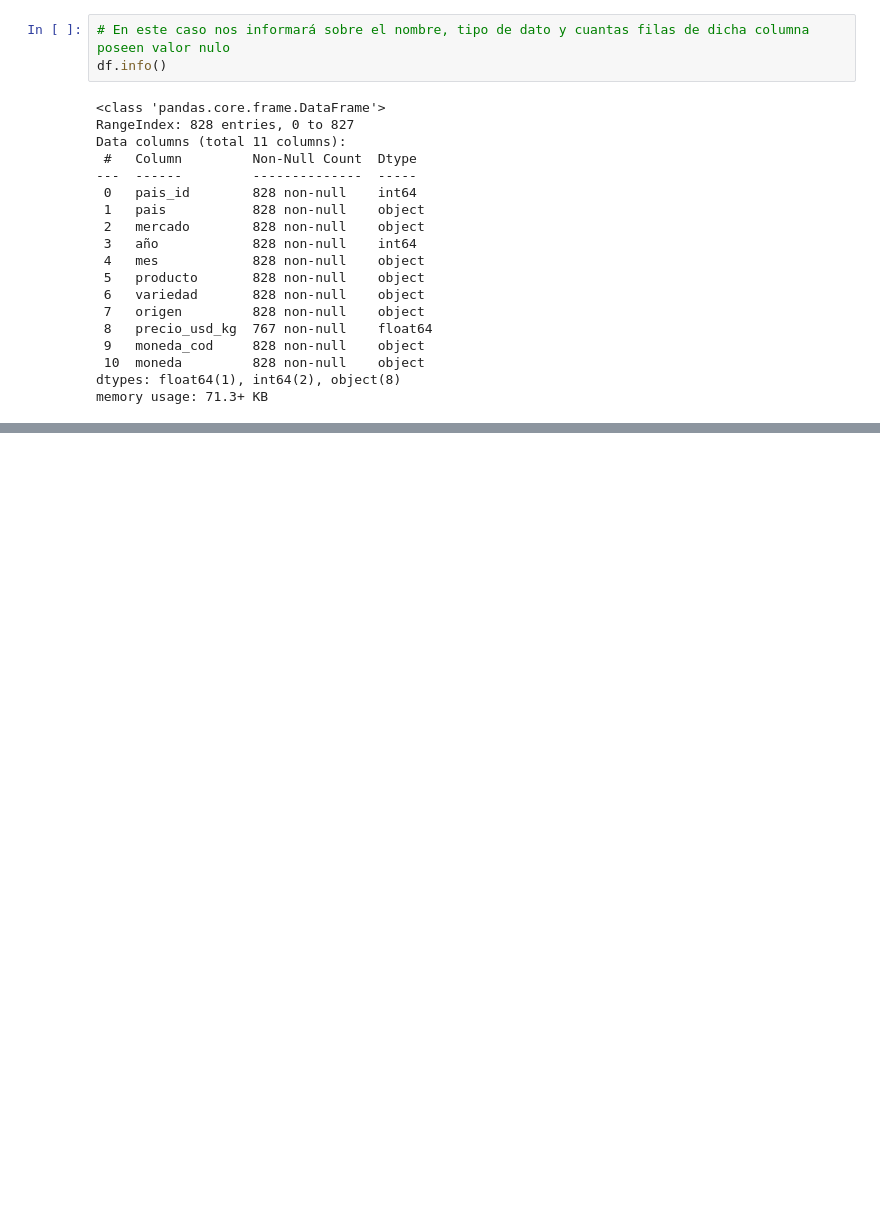
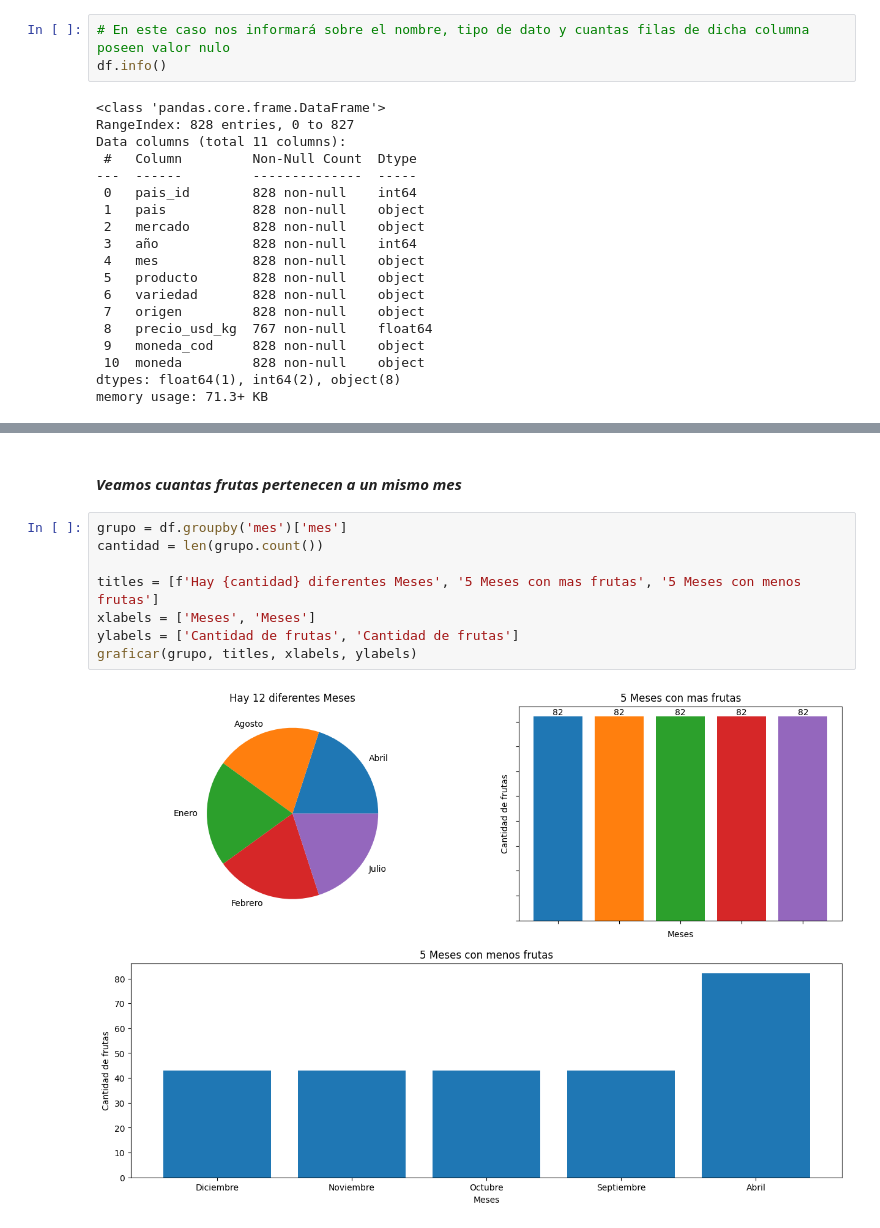
Before and after one commit to cristiandevar/TPIntegrador-1, a Jupyter notebook: TRABAJO_INTEGRADOR_1_Franco_Cristian.ipynb, the cells around one changed output, grey strips where cells are left out. Saved outputs shown, nothing was run; the diff lists cells and outputs as text; blank space fills up the shorter version.

```diff
--- a/TRABAJO_INTEGRADOR_1_Franco_Cristian.ipynb
+++ b/TRABAJO_INTEGRADOR_1_Franco_Cristian.ipynb
@@ -119,0 +205,12 @@ df.tail()
+# %% [markdown]
+#### ***Veamos cuantas frutas pertenecen a un mismo mes***
+# %%
+grupo = df.groupby('mes')['mes']
+cantidad = len(grupo.count())
+
+titles = [f'Hay {cantidad} diferentes Meses', '5 Meses con mas frutas', '5 Meses con menos frutas']
+xlabels = ['Meses', 'Meses']
+ylabels = ['Cantidad de frutas', 'Cantidad de frutas']
+graficar(grupo, titles, xlabels, ylabels)
+# %% [output]
+[figure, added]
```
Also changed, not shown: parts of 34 cells of this notebook.
